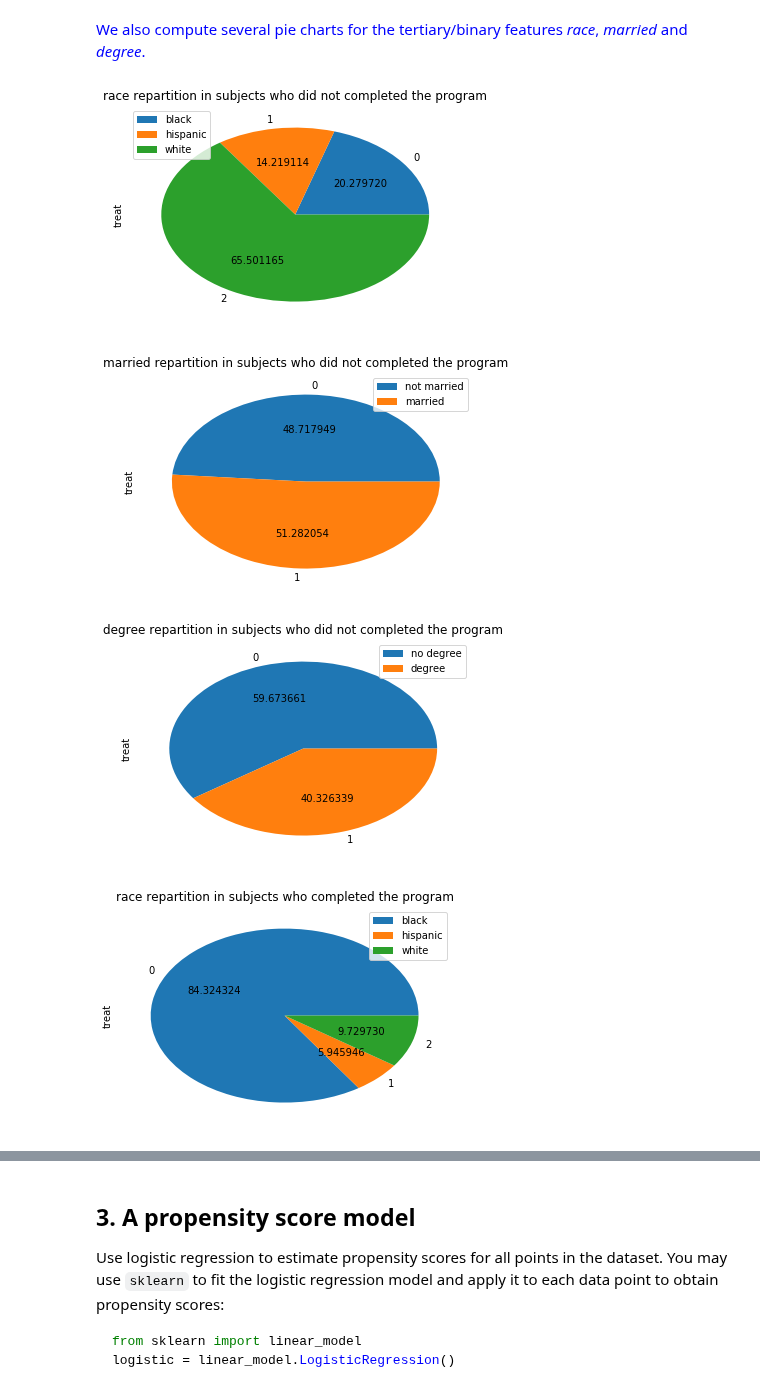
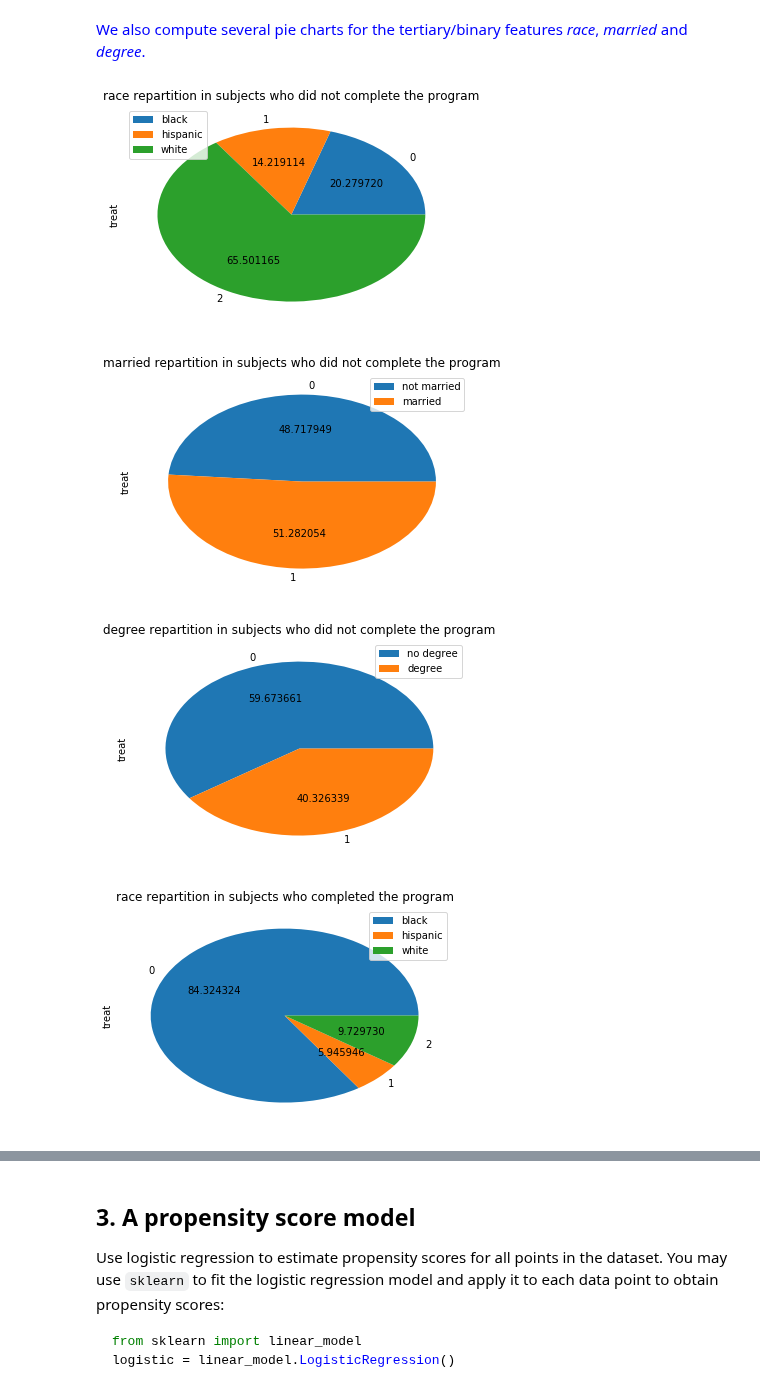
Before and after one commit to mosimann/ADA, a Jupyter notebook: 04 - Applied ML/Homework 4.ipynb, the cells around one changed output, grey strips where cells are left out. Saved outputs shown, nothing was run; the diff lists cells and outputs as text; code cells hidden in the pictures.

```diff
--- a/04 - Applied ML/Homework 4.ipynb
+++ b/04 - Applied ML/Homework 4.ipynb
@@ -96,6 +97,6 @@ treat.describe()
 # %%
-ax = lalonde.boxplot(column = ['re78'], by = ['treat'] ,figsize=(12,6))
+ax = lalonde.boxplot(column=['re78'], by=['treat'], figsize=(12,6))
 ax.set_xlabel('Program completion')
 ax.set_ylabel('RE in 1978')
-ax.set_title('Real earnings in 1978 as a function of the program completion')
+ax.set_title('Real earnings in 1978 as a function of program completion')
 # %% [output]
@@ -119,8 +120,7 @@ Describe what your observations mean for the conclusions drawn by the naive "res
 # %%
-for features in ['age', 'educ', 're74', 're75']:
-
-    ax = lalonde.boxplot(column = [features], by = ['treat'] ,figsize=(12,6))
+for feature in ['age', 'educ', 're74', 're75']:
+    ax = lalonde.boxplot(column=[feature], by=['treat'], figsize=(12,6))
     ax.set_xlabel('Program completion')
-    ax.set_ylabel(features)
-    ax.set_title(features+ ' as a function of the program')
+    ax.set_ylabel(feature)
+    ax.set_title(feature + ' as a function of program completion')
 # %% [output]
@@ -133,23 +133,21 @@ for features in ['age', 'educ', 're74', 're75']:
 # %%
 a=0
 b=0
 legend = [['black', 'hispanic', 'white'],['not married', 'married'],['no degree', 'degree']]
 
-for features in ['race', 'married', 'degree']:
-
-    pie = no_treat.groupby(features).count().plot.pie(y='treat', autopct="%2f").legend(labels=legend[a] , loc="best")
-    plt.title(features+' repartition in subjects who did not completed the program')
+for feature in ['race', 'married', 'degree']:
+    pie = no_treat.groupby(feature).count().plot.pie(y='treat', autopct="%2f").legend(labels=legend[a] , loc="best")
+    plt.title(feature + ' repartition in subjects who did not complete the program')
     a+=1
 
-for features in ['race', 'married', 'degree']:
-
-    pie = treat.groupby(features).count().plot.pie(y='treat', autopct="%2f").legend(labels=legend[b] , loc="best")
-    plt.title(features+' repartition in subjects who completed the program')
+for feature in ['race', 'married', 'degree']:
+    pie = treat.groupby(feature).count().plot.pie(y='treat', autopct="%2f").legend(labels=legend[b] , loc="best")
+    plt.title(feature + ' repartition in subjects who completed the program')
     b+=1
 # %% [output]
-[figure, old version]
+[figure, new version]
-[figure, old version]
+[figure, new version]
-[figure, old version]
+[figure, new version]
 [figure]
 [figure]
 [figure]
```
Also changed, not shown: parts of 73 cells of this notebook.
